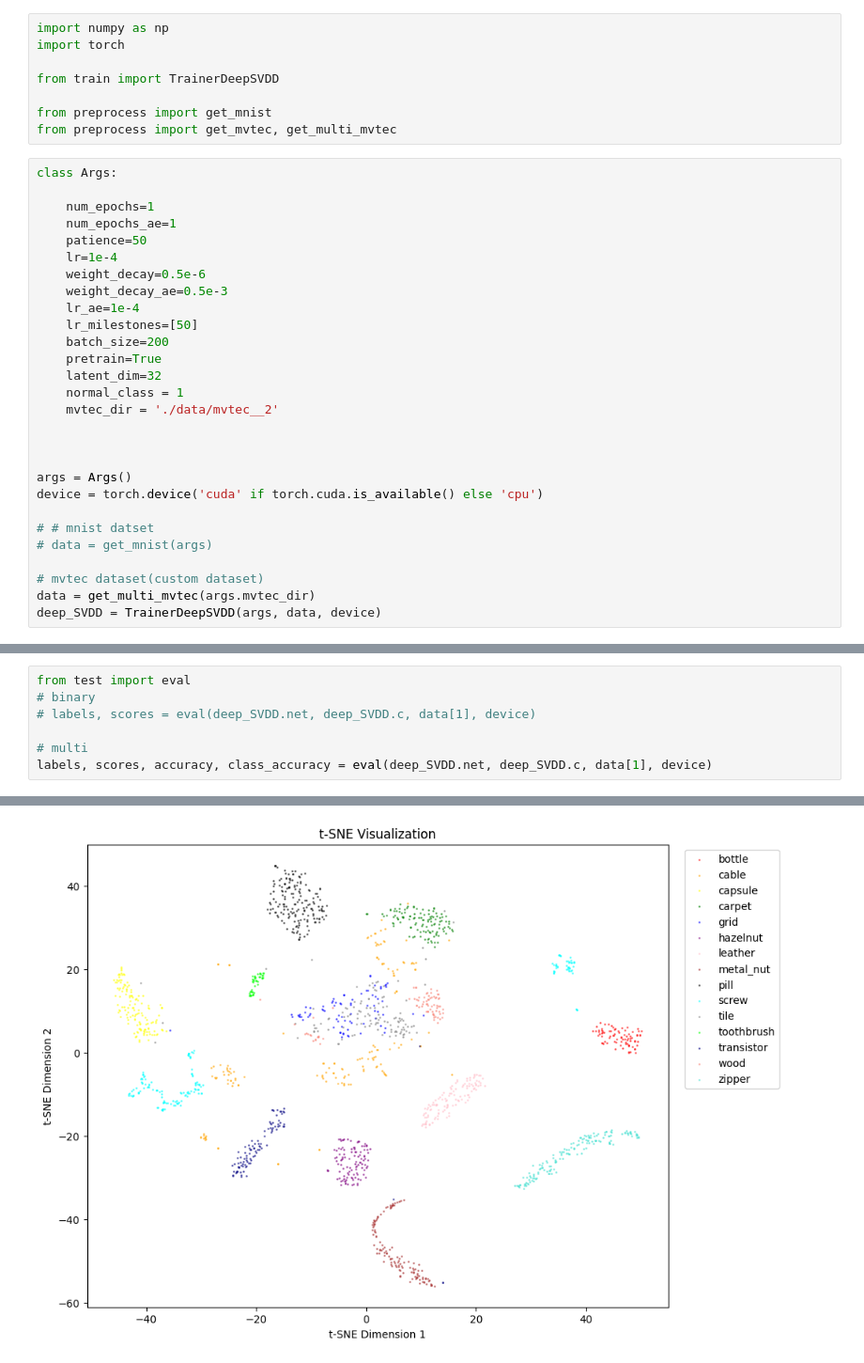
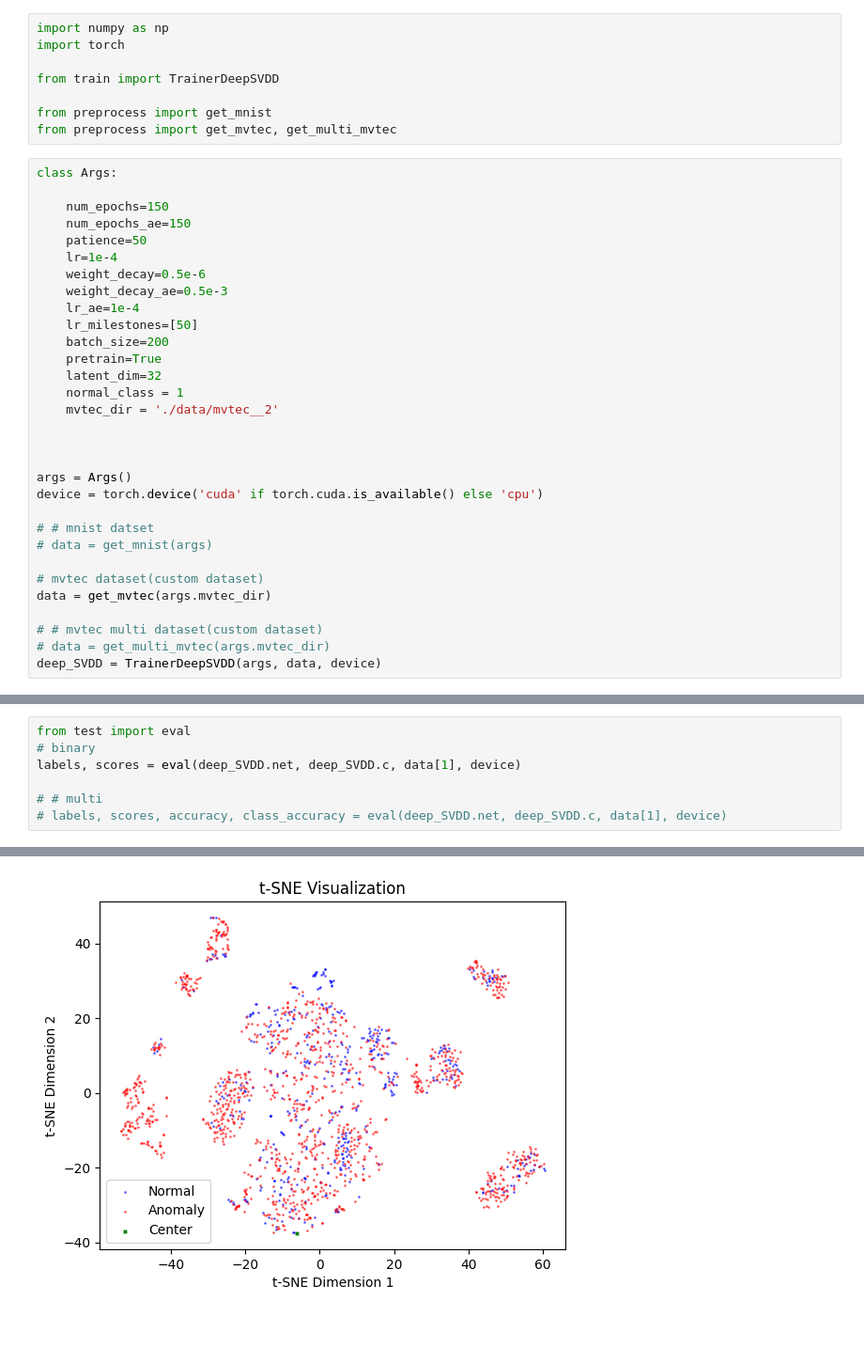
Before and after one commit to jeewonkimm2/PyTorch-Deep-SVDD, a Jupyter notebook: DeepSVDD.ipynb, the cells around one changed output, grey strips where cells are left out. Shown at 94% size. Saved outputs shown, nothing was run; the diff lists cells and outputs as text; blank space fills up the shorter version.

```diff
--- a/DeepSVDD.ipynb
+++ b/DeepSVDD.ipynb
@@ -9,8 +9,8 @@ from preprocess import get_mvtec, get_multi_mvtec
 # %%
 class Args:
 
-    num_epochs=1
-    num_epochs_ae=1
+    num_epochs=150
+    num_epochs_ae=150
     patience=50
     lr=1e-4
     weight_decay=0.5e-6
@@ -32,5 +32,8 @@ device = torch.device('cuda' if torch.cuda.is_available() else 'cpu')
 # data = get_mnist(args)
 
 # mvtec dataset(custom dataset)
-data = get_multi_mvtec(args.mvtec_dir)
+data = get_mvtec(args.mvtec_dir)
+
+# # mvtec multi dataset(custom dataset)
+# data = get_multi_mvtec(args.mvtec_dir)
 deep_SVDD = TrainerDeepSVDD(args, data, device)
@@ -66,9 +82,9 @@ Training Deep SVDD... Epoch: 0, Loss: 0.498
 # %%
 from test import eval
 # binary
-# labels, scores = eval(deep_SVDD.net, deep_SVDD.c, data[1], device)
+labels, scores = eval(deep_SVDD.net, deep_SVDD.c, data[1], device)
 
-# multi
-labels, scores, accuracy, class_accuracy = eval(deep_SVDD.net, deep_SVDD.c, data[1], device)
+# # multi
+# labels, scores, accuracy, class_accuracy = eval(deep_SVDD.net, deep_SVDD.c, data[1], device)
 # %% [output]
 Testing...
@@ -91 +98 @@ labels [ 9  7 14 ...  6  1 10]
-[figure, old version]
+[figure, new version]
```
Also changed, not shown: parts of 5 cells of this notebook, 2 other files.
